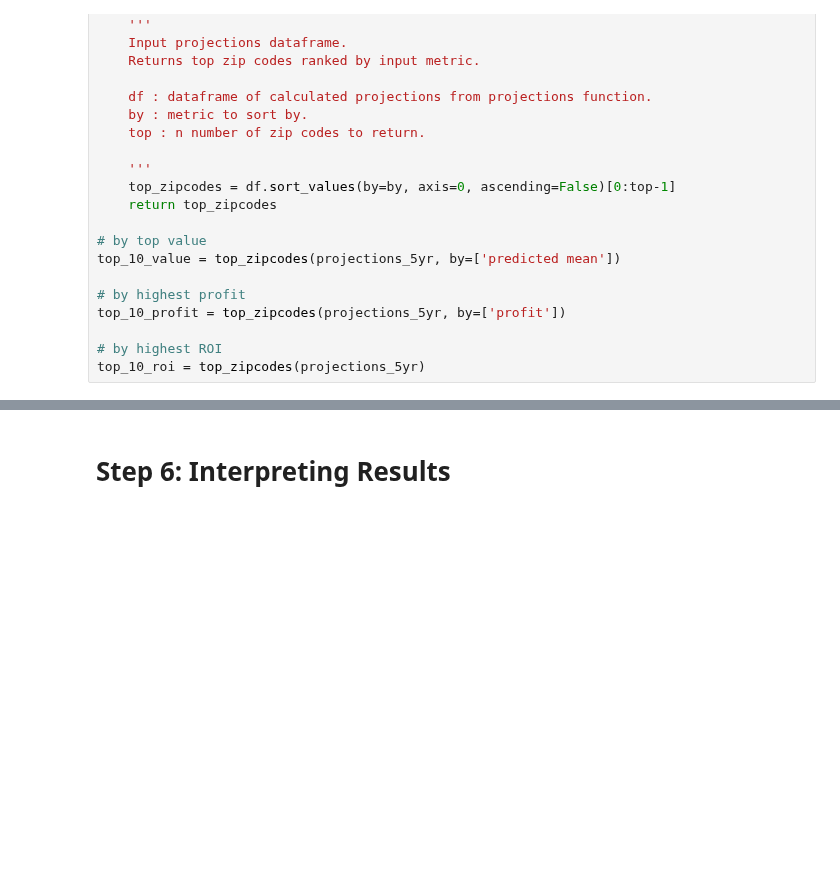
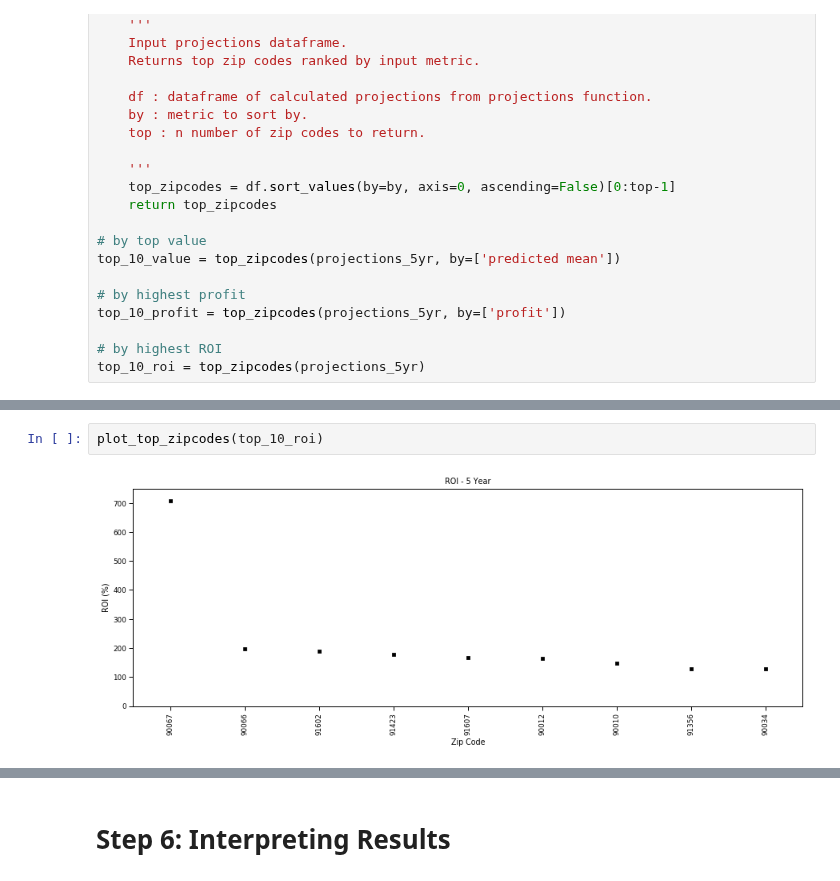
Before and after one commit to JessicaFB/Apple-vs-Android-Twitter-NLP, a Jupyter notebook: starter_notebook.ipynb, the cells around one changed output, grey strips where cells are left out. Cells and saved outputs as stored; diff of their text form; blank space fills up the shorter version.

```diff
--- a/starter_notebook.ipynb
+++ b/starter_notebook.ipynb
@@ -580,0 +664,4 @@ def top5():
+# %%
+plot_top_zipcodes(top_10_roi)
+# %% [output]
+[figure, added]
```
Also changed, not shown: parts of 19 cells of this notebook.
